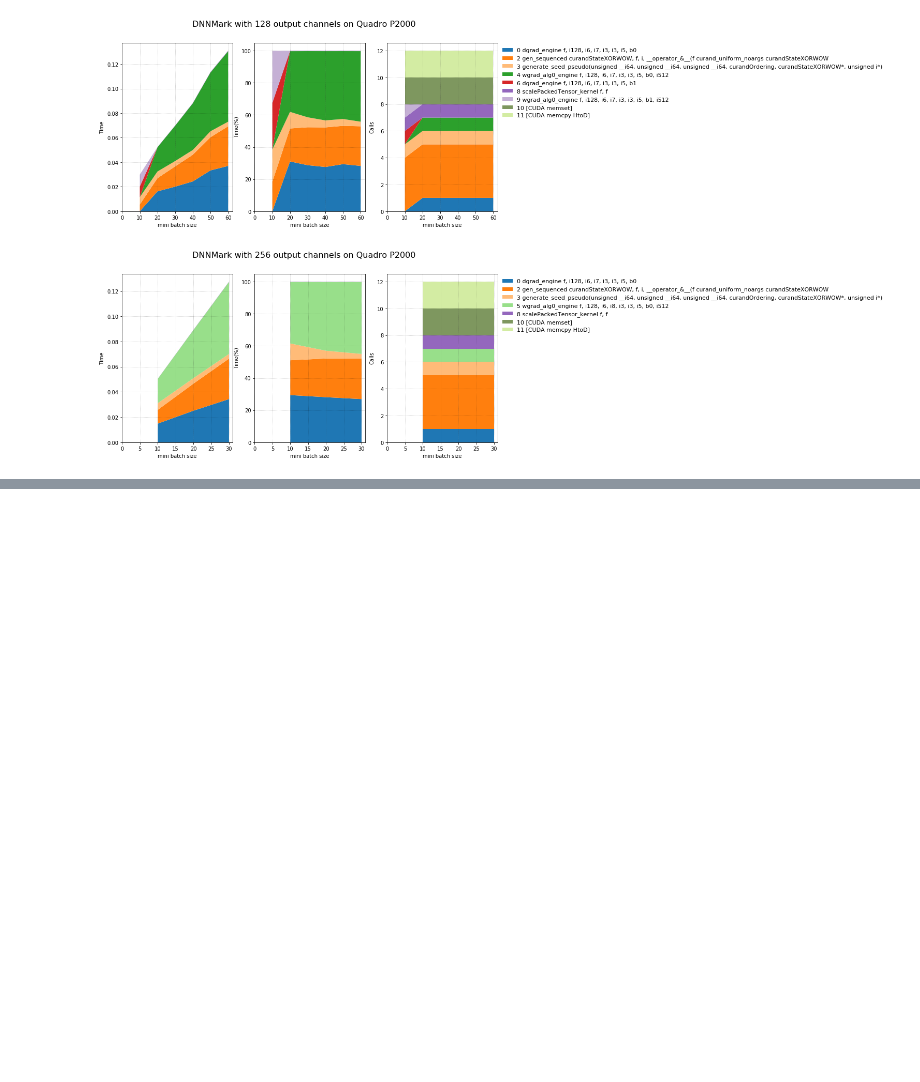
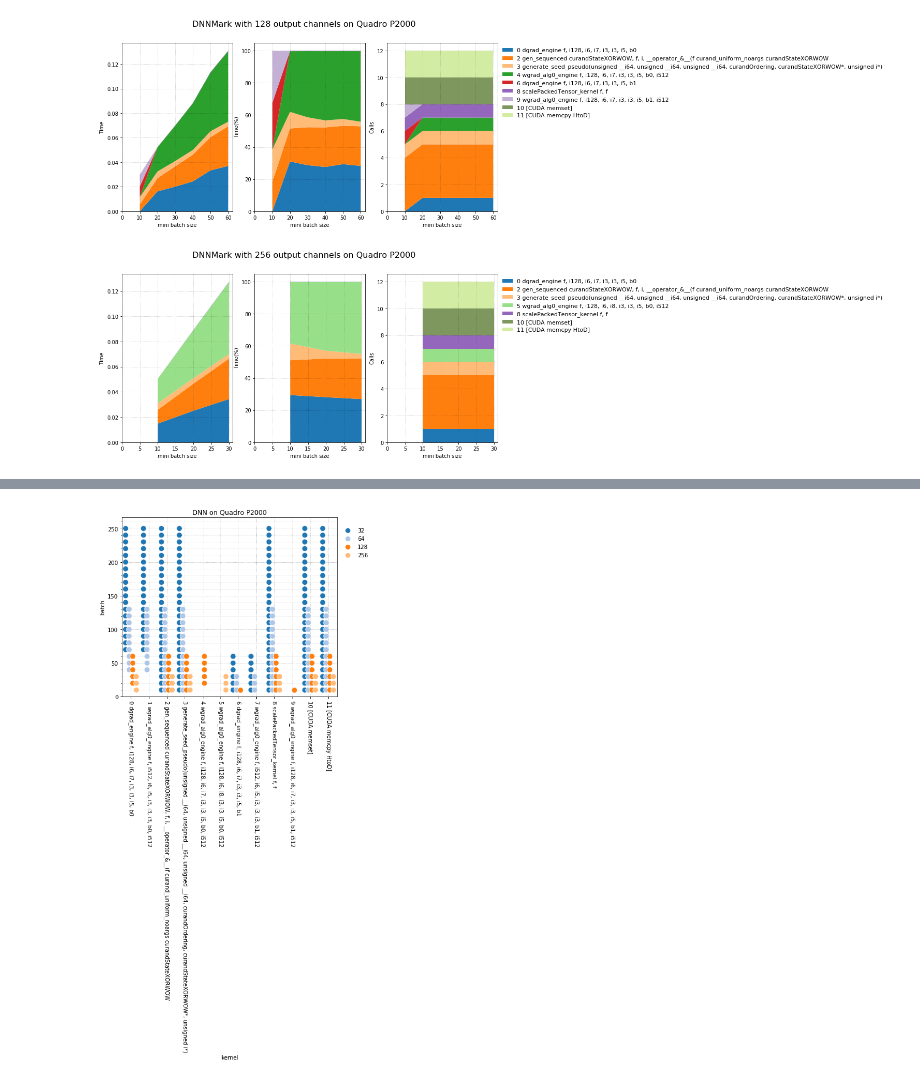
Before and after one commit to shidong-ai/DNNMark, a Jupyter notebook: 20180619_dnn_bwd_conv_series.ipynb, the cells around one changed output, grey strips where cells are left out. Cells and saved outputs as stored; diff of their text form; code cells hidden in the pictures; blank space fills up the shorter version.

Commit message:
Added kernels distribution plot

```diff
--- a/20180619_dnn_bwd_conv_series.ipynb
+++ b/20180619_dnn_bwd_conv_series.ipynb
@@ -478,0 +481,7 @@ plt.show()
+# %%
+colors1 = getColorList("viridis",4)
+colors2 = getColorList("autumn_r",3)
+colors = colors1[1:-1] + colors2[1:]
+cmap = matplotlib.colors.LinearSegmentedColormap.from_list("combined", colors, N=256)
+lib.plotter.testColorMap(cmap)
+plt.rc('axes', prop_cycle=(cycler('color', colors)))
@@ -478,0 +490,22 @@ plt.show()
+# %%
+# CAUTION! Takes very long time to plot
+
+def plotKernelsDistr(df,title):
+    fig,ax = plt.subplots(figsize=(7,6))
+    cp = sns.color_palette(df["colors"].unique())
+    sns.swarmplot(x="kernel",y="batch",hue="conv",palette=cp,edgecolor="white",linewidth=.7, data=df, dodge=True,s=10,ax=ax)
+    minorLocator = MultipleLocator(10)
+    ax.yaxis.set_minor_locator(minorLocator)
+    ax.grid(ls=":",alpha=.9)
+    ax.grid(which='minor', linestyle=':', linewidth=.5, alpha=.7)
+    ax.set_ylim(0,None)
+    plt.xticks(rotation=270)
+    plt.title(title)
+    #plt.legend().set_visible(False)
+    ax.legend(bbox_to_anchor=(1, 0.97), loc='upper left',edgecolor="white")
+    #ax.legend(frameon=False, framealpha=0.4,ncol=2,loc='upper left',bbox_to_anchor=(1, 1))
+    plt.show()
+
+plotKernelsDistr(nvprof_col,"DNN on Quadro P2000")
+# %% [output]
+[figure, added]
```
Also changed, not shown: parts of 2 cells of this notebook.
